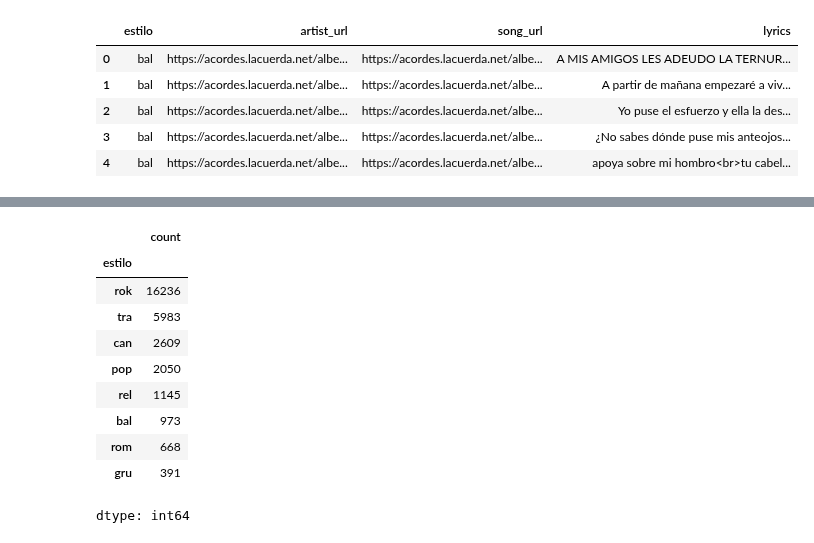
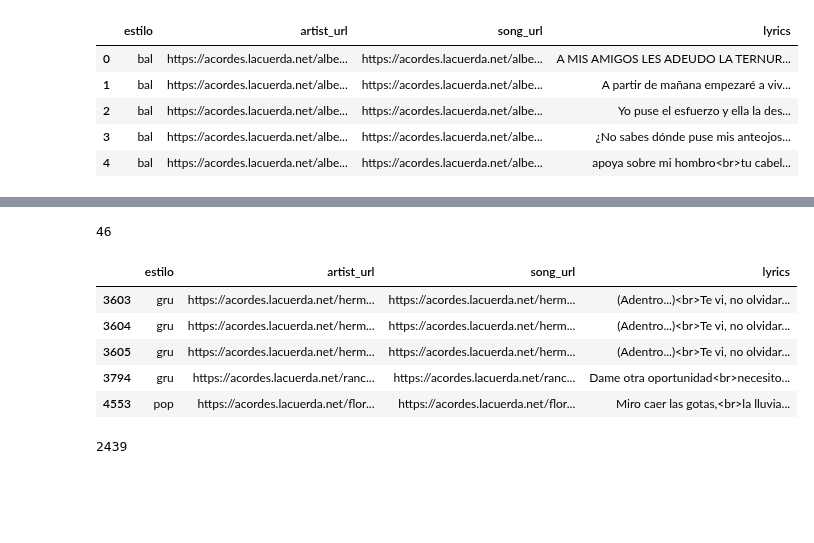
Before and after one commit to fcalabrow/letras_argentinas, a Jupyter notebook: join_and_explore_df.ipynb, the cells around one changed output, grey strips where cells are left out. Drawn from its saved outputs; the diff is of its cells as text; code cells hidden in the pictures; blank space fills up the shorter version.

```diff
--- a/join_and_explore_df.ipynb
+++ b/join_and_explore_df.ipynb
@@ -81,15 +54,20 @@ df.lyrics.isnull().sum()
-# %%
-df.estilo.value_counts()
-# %% [output]
-|  | count |
-| estilo |  |
-| rok | 16236 |
-| tra | 5983 |
-| can | 2609 |
-| pop | 2050 |
-| rel | 1145 |
-| bal | 973 |
-| rom | 668 |
-| gru | 391 |
-dtype: int64
+# %%
+# ¿Hay duplicados?
+df.duplicated().sum()
+# %% [output]
+46
+# %%
+df[df.duplicated()].head()
+# %% [output]
+|  | estilo | artist_url | song_url | lyrics |
+| 3603 | gru | https://acordes.lacuerda.net/herm... | https://acordes.lacuerda.net/herm... | (Adentro...)<br>Te vi, no olvidar... |
+| 3604 | gru | https://acordes.lacuerda.net/herm... | https://acordes.lacuerda.net/herm... | (Adentro...)<br>Te vi, no olvidar... |
+| 3605 | gru | https://acordes.lacuerda.net/herm... | https://acordes.lacuerda.net/herm... | (Adentro...)<br>Te vi, no olvidar... |
+| 3794 | gru | https://acordes.lacuerda.net/ranc... | https://acordes.lacuerda.net/ranc... | Dame otra oportunidad<br>necesito... |
+| 4553 | pop | https://acordes.lacuerda.net/flor... | https://acordes.lacuerda.net/flor... | Miro caer las gotas,<br>la lluvia... |
+# %%
+# Cantidad de artistas únicos
+len(df.artist_url.unique())
+# %% [output]
+2439
 # %%
```
Also changed, not shown: parts of 14 cells of this notebook.
